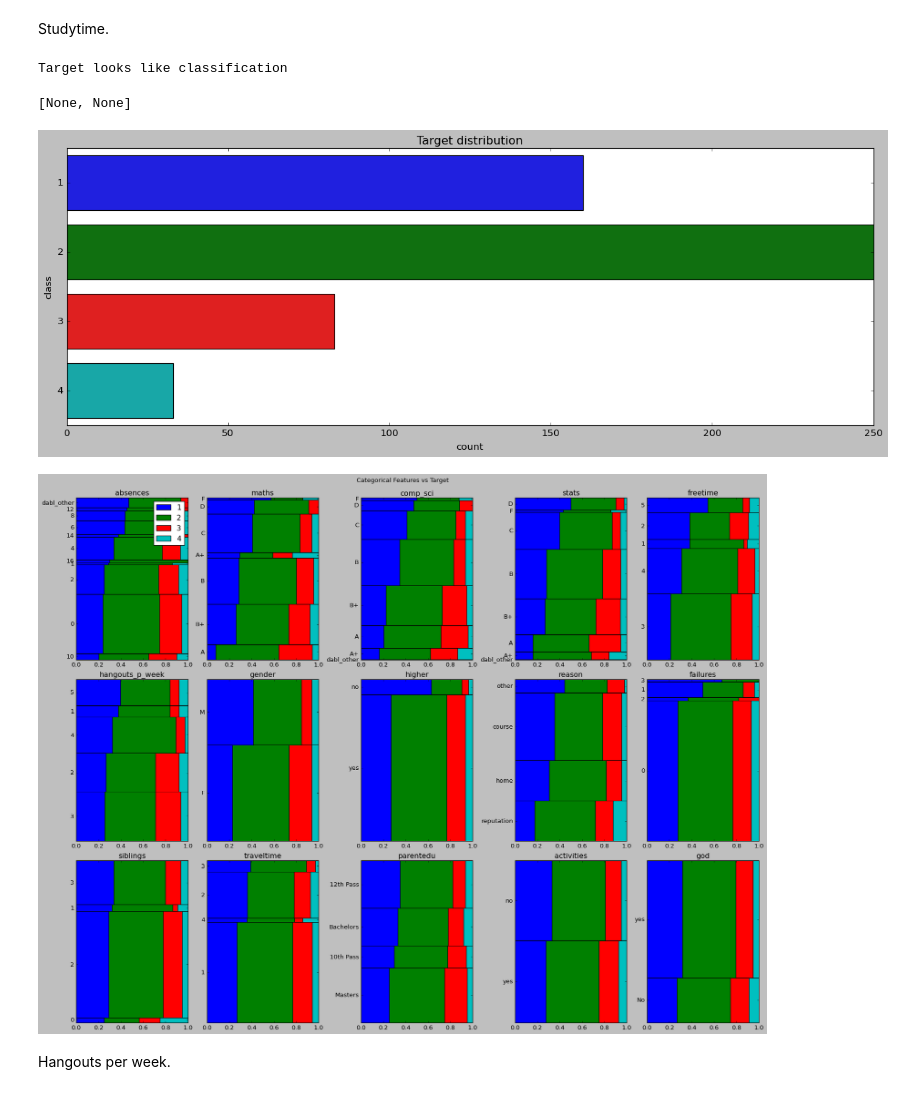
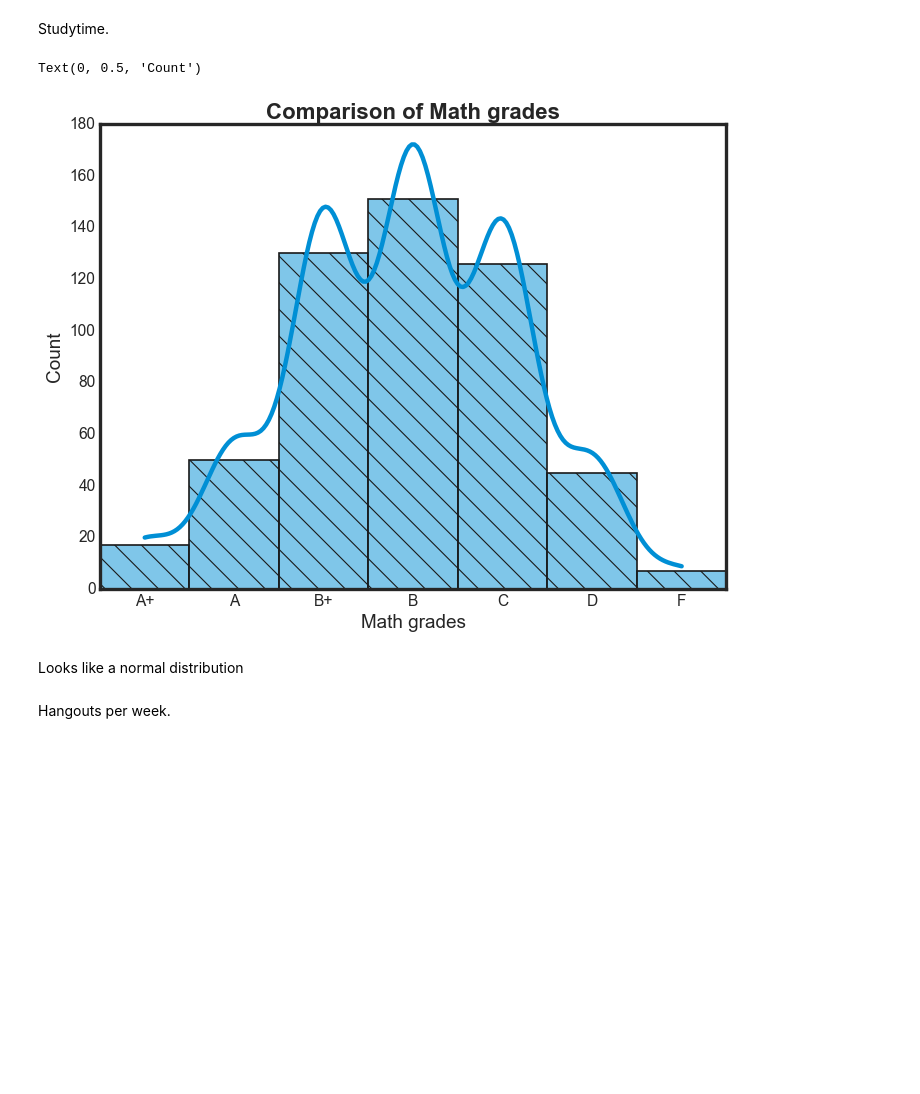
Before and after one commit to Kushal-Chandar/statistics-student-performance-analysis, a Jupyter notebook: analysis.ipynb, the cells around one changed output. Cells and saved outputs as stored; diff of their text form; code cells hidden in the pictures; blank space fills up the shorter version.

```diff
--- a/analysis.ipynb
+++ b/analysis.ipynb
@@ -85,14 +126,22 @@ data.describe()
 # %% [markdown]
 ## Analyzing individual attributes
+# %%
+plt.rcParams["figure.figsize"] = (9, 7)
+plt.style.use("fivethirtyeight")
+sns.set_style("ticks")
 # %% [markdown]
 Studytime.
-# %%
-plt.rcParams['figure.figsize'] = (18, 6)
-dabl.plot(data, target_col = 'studytime')
-# %% [output]
-Target looks like classification
-[None, None]
-[figure, removed]
-[figure, removed]
+# %%
+graph = sns.histplot(
+    data, x="maths", edgecolor="0.1", linewidth=1.5, hatch="\\", kde=True
+)
+graph.set_title("Comparison of Math grades", weight="bold", fontsize=20)
+graph.set_xlabel("Math grades", fontweight=20, fontsize=17)
+graph.set_ylabel("Count", fontweight=20, fontsize=17)
+# %% [output]
+Text(0, 0.5, 'Count')
+[figure, added]
+# %% [markdown]
+Looks like a normal distribution
 # %% [markdown]
 Hangouts per week.
```
Also changed, not shown: parts of 24 cells of this notebook, 1 other file.
